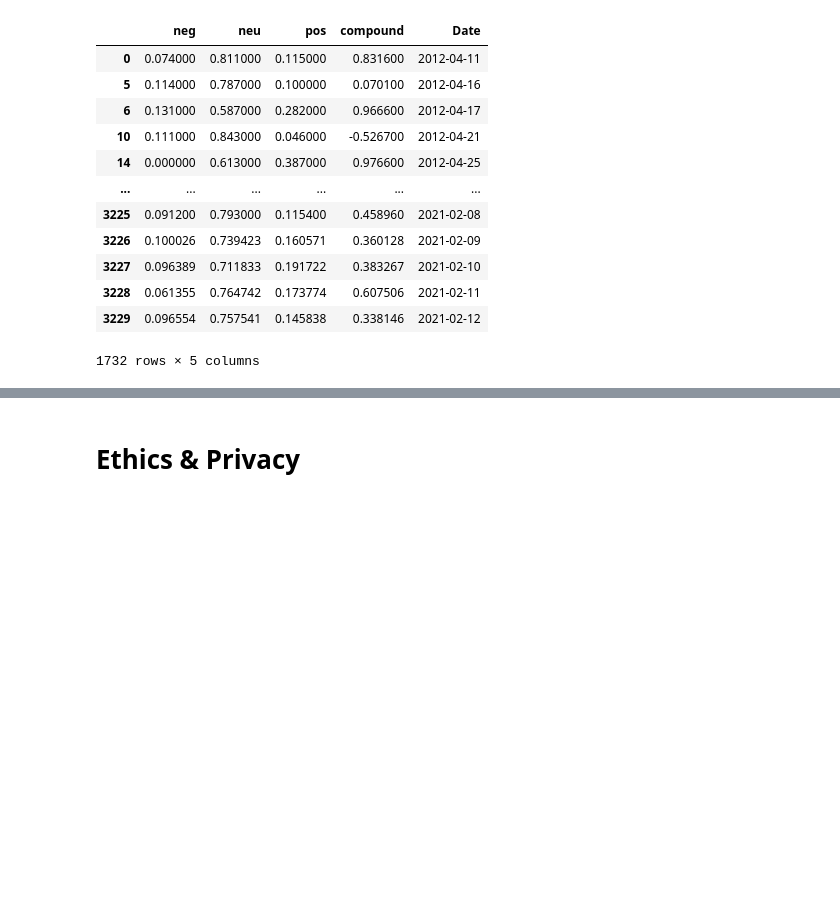
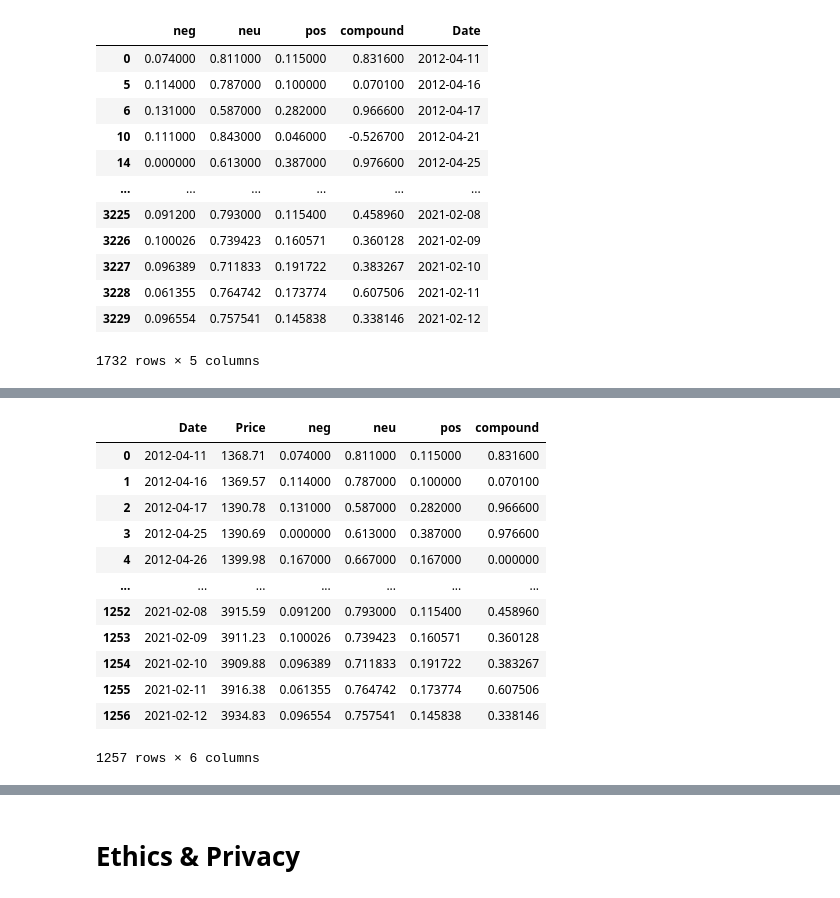
Before and after one commit to sjwfleet/COGS108_Project, a Jupyter notebook: FinalProject_group082.ipynb, the cells around one changed output, grey strips where cells are left out. Cells and saved outputs as stored; diff of their text form; code cells hidden in the pictures; blank space fills up the shorter version.

```diff
--- a/FinalProject_group082.ipynb
+++ b/FinalProject_group082.ipynb
@@ -767,3 +856,24 @@ print(output.summary())
+# %%
+# Combine S&P 500 and Both Averaged
+cleaned_stocks3 = cleaned_stocks[(cleaned_stocks['Date'] >= pd.Timestamp(BothReg['Date'].iloc[0]))]
+cleaned_stocks3 = cleaned_stocks3.reset_index(drop=True)
+BothReg['Date'] = pd.to_datetime(BothReg['Date'])
+combined_df3 = pd.merge(cleaned_stocks3,BothReg, on="Date", how = "inner")
+combined_df3
+# %% [output]
+|  | Date | Price | neg | neu | pos | compound |
+| 0 | 2012-04-11 | 1368.71 | 0.074000 | 0.811000 | 0.115000 | 0.831600 |
+| 1 | 2012-04-16 | 1369.57 | 0.114000 | 0.787000 | 0.100000 | 0.070100 |
+| 2 | 2012-04-17 | 1390.78 | 0.131000 | 0.587000 | 0.282000 | 0.966600 |
+| 3 | 2012-04-25 | 1390.69 | 0.000000 | 0.613000 | 0.387000 | 0.976600 |
+| 4 | 2012-04-26 | 1399.98 | 0.167000 | 0.667000 | 0.167000 | 0.000000 |
+| ... | ... | ... | ... | ... | ... | ... |
+| 1252 | 2021-02-08 | 3915.59 | 0.091200 | 0.793000 | 0.115400 | 0.458960 |
+| 1253 | 2021-02-09 | 3911.23 | 0.100026 | 0.739423 | 0.160571 | 0.360128 |
+| 1254 | 2021-02-10 | 3909.88 | 0.096389 | 0.711833 | 0.191722 | 0.383267 |
+| 1255 | 2021-02-11 | 3916.38 | 0.061355 | 0.764742 | 0.173774 | 0.607506 |
+| 1256 | 2021-02-12 | 3934.83 | 0.096554 | 0.757541 | 0.145838 | 0.338146 |
+1257 rows × 6 columns
 # %%
 # Regression for Both [include scatterplot visualisation]
 
```
Also changed, not shown: parts of 11 cells of this notebook.
